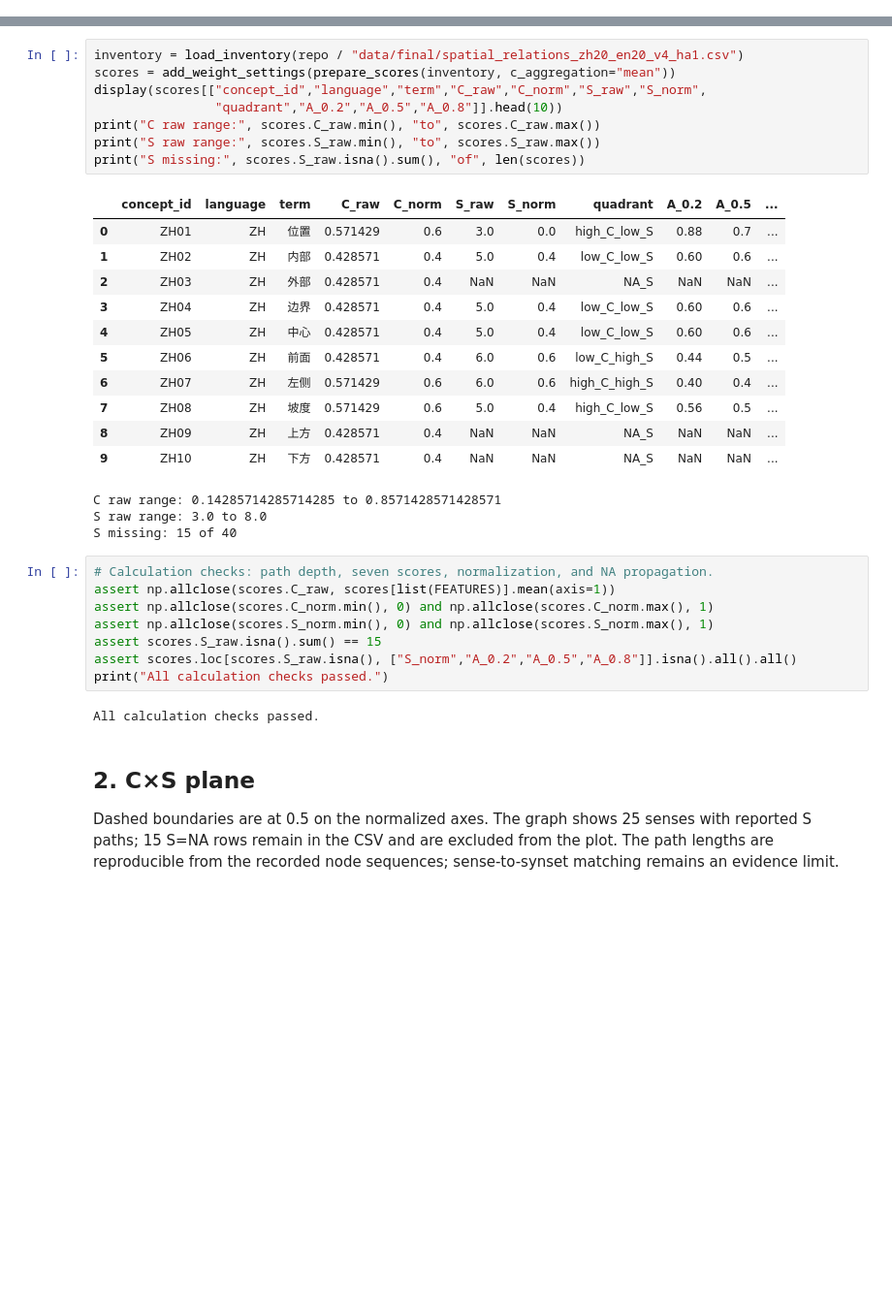
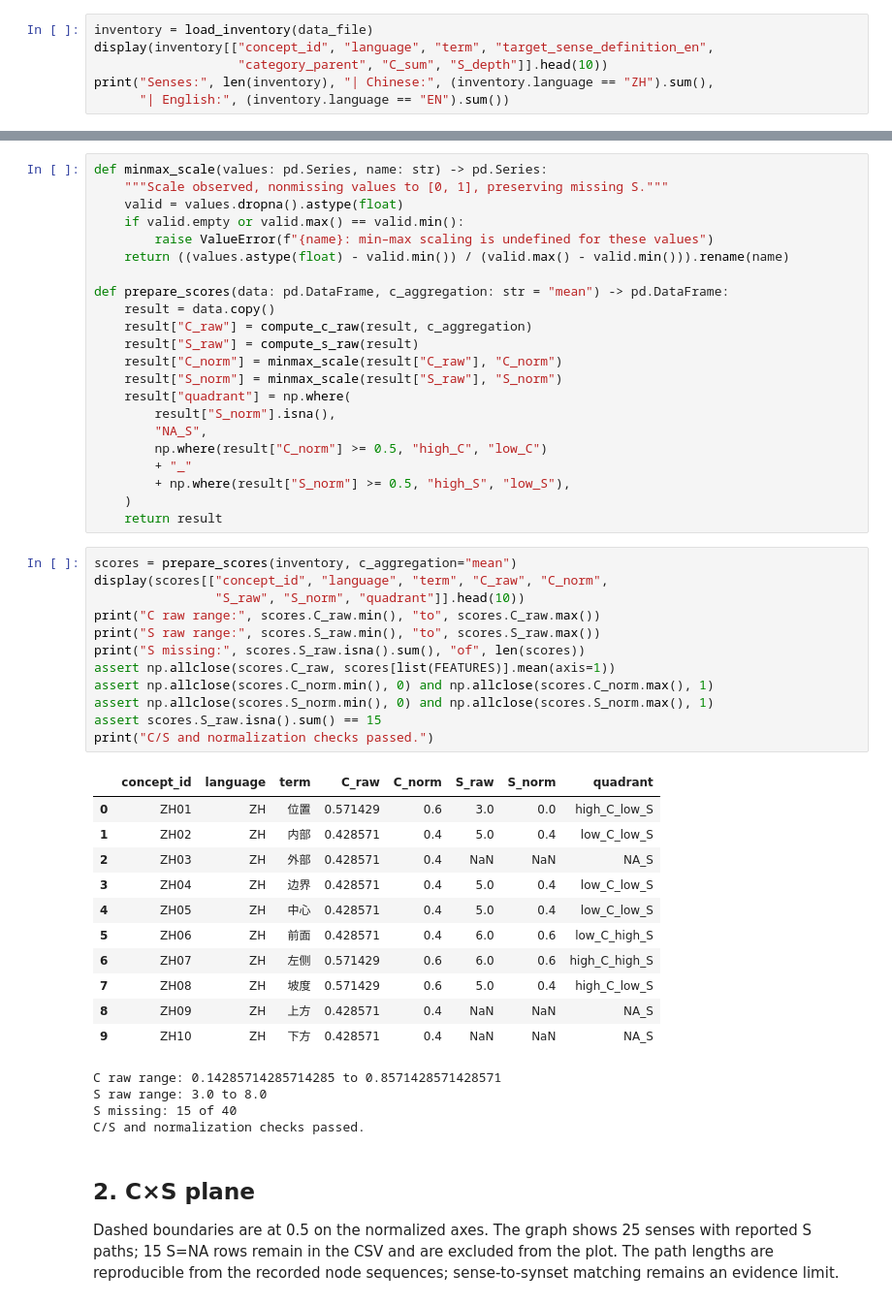
Before and after one commit to Uuu-7/Embodied-AI-and-Neurocomputational-Semantics, a Jupyter notebook: submissions/team/HA1/ha1_simulator.ipynb, the cells around one changed output, grey strips where cells are left out. Shown at 97% size. Saved outputs shown, nothing was run; the diff lists cells and outputs as text; blank space fills up the shorter version.

```diff
--- a/submissions/team/HA1/ha1_simulator.ipynb
+++ b/submissions/team/HA1/ha1_simulator.ipynb
@@ -32,0 +83,6 @@ Python 3.13.14 | NumPy 2.5.3 | pandas 3.0.5
+# %%
+inventory = load_inventory(data_file)
+display(inventory[["concept_id", "language", "term", "target_sense_definition_en",
+                   "category_parent", "C_sum", "S_depth"]].head(10))
+print("Senses:", len(inventory), "| Chinese:", (inventory.language == "ZH").sum(),
+      "| English:", (inventory.language == "EN").sum())
@@ -33,36 +127,53 @@ Python 3.13.14 | NumPy 2.5.3 | pandas 3.0.5
+# %%
+def minmax_scale(values: pd.Series, name: str) -> pd.Series:
+    """Scale observed, nonmissing values to [0, 1], preserving missing S."""
+    valid = values.dropna().astype(float)
+    if valid.empty or valid.max() == valid.min():
+        raise ValueError(f"{name}: min–max scaling is undefined for these values")
+    return ((values.astype(float) - valid.min()) / (valid.max() - valid.min())).rename(name)
+
+def prepare_scores(data: pd.DataFrame, c_aggregation: str = "mean") -> pd.DataFrame:
+    result = data.copy()
+    result["C_raw"] = compute_c_raw(result, c_aggregation)
+    result["S_raw"] = compute_s_raw(result)
+    result["C_norm"] = minmax_scale(result["C_raw"], "C_norm")
+    result["S_norm"] = minmax_scale(result["S_raw"], "S_norm")
+    result["quadrant"] = np.where(
+        result["S_norm"].isna(),
+        "NA_S",
+        np.where(result["C_norm"] >= 0.5, "high_C", "low_C")
+        + "_"
+        + np.where(result["S_norm"] >= 0.5, "high_S", "low_S"),
+    )
+    return result
 # %%
-inventory = load_inventory(repo / "data/final/spatial_relations_zh20_en20_v4_ha1.csv")
-scores = add_weight_settings(prepare_scores(inventory, c_aggregation="mean"))
-display(scores[["concept_id","language","term","C_raw","C_norm","S_raw","S_norm",
-                "quadrant","A_0.2","A_0.5","A_0.8"]].head(10))
+scores = prepare_scores(inventory, c_aggregation="mean")
+display(scores[["concept_id", "language", "term", "C_raw", "C_norm",
+                "S_raw", "S_norm", "quadrant"]].head(10))
 print("C raw range:", scores.C_raw.min(), "to", scores.C_raw.max())
 print("S raw range:", scores.S_raw.min(), "to", scores.S_raw.max())
 print("S missing:", scores.S_raw.isna().sum(), "of", len(scores))
+assert np.allclose(scores.C_raw, scores[list(FEATURES)].mean(axis=1))
+assert np.allclose(scores.C_norm.min(), 0) and np.allclose(scores.C_norm.max(), 1)
+assert np.allclose(scores.S_norm.min(), 0) and np.allclose(scores.S_norm.max(), 1)
+assert scores.S_raw.isna().sum() == 15
+print("C/S and normalization checks passed.")
 # %% [output]
-|  | concept_id | language | term | C_raw | C_norm | S_raw | S_norm | quadrant | A_0.2 | A_0.5 | ... |
-| 0 | ZH01 | ZH | 位置 | 0.571429 | 0.6 | 3.0 | 0.0 | high_C_low_S | 0.88 | 0.7 | ... |
-| 1 | ZH02 | ZH | 内部 | 0.428571 | 0.4 | 5.0 | 0.4 | low_C_low_S | 0.60 | 0.6 | ... |
-| 2 | ZH03 | ZH | 外部 | 0.428571 | 0.4 | NaN | NaN | NA_S | NaN | NaN | ... |
-| 3 | ZH04 | ZH | 边界 | 0.428571 | 0.4 | 5.0 | 0.4 | low_C_low_S | 0.60 | 0.6 | ... |
-| 4 | ZH05 | ZH | 中心 | 0.428571 | 0.4 | 5.0 | 0.4 | low_C_low_S | 0.60 | 0.6 | ... |
-| 5 | ZH06 | ZH | 前面 | 0.428571 | 0.4 | 6.0 | 0.6 | low_C_high_S | 0.44 | 0.5 | ... |
-| 6 | ZH07 | ZH | 左侧 | 0.571429 | 0.6 | 6.0 | 0.6 | high_C_high_S | 0.40 | 0.4 | ... |
-| 7 | ZH08 | ZH | 坡度 | 0.571429 | 0.6 | 5.0 | 0.4 | high_C_low_S | 0.56 | 0.5 | ... |
-| 8 | ZH09 | ZH | 上方 | 0.428571 | 0.4 | NaN | NaN | NA_S | NaN | NaN | ... |
-| 9 | ZH10 | ZH | 下方 | 0.428571 | 0.4 | NaN | NaN | NA_S | NaN | NaN | ... |
+|  | concept_id | language | term | C_raw | C_norm | S_raw | S_norm | quadrant |
+| 0 | ZH01 | ZH | 位置 | 0.571429 | 0.6 | 3.0 | 0.0 | high_C_low_S |
+| 1 | ZH02 | ZH | 内部 | 0.428571 | 0.4 | 5.0 | 0.4 | low_C_low_S |
+| 2 | ZH03 | ZH | 外部 | 0.428571 | 0.4 | NaN | NaN | NA_S |
+| 3 | ZH04 | ZH | 边界 | 0.428571 | 0.4 | 5.0 | 0.4 | low_C_low_S |
+| 4 | ZH05 | ZH | 中心 | 0.428571 | 0.4 | 5.0 | 0.4 | low_C_low_S |
+| 5 | ZH06 | ZH | 前面 | 0.428571 | 0.4 | 6.0 | 0.6 | low_C_high_S |
+| 6 | ZH07 | ZH | 左侧 | 0.571429 | 0.6 | 6.0 | 0.6 | high_C_high_S |
+| 7 | ZH08 | ZH | 坡度 | 0.571429 | 0.6 | 5.0 | 0.4 | high_C_low_S |
+| 8 | ZH09 | ZH | 上方 | 0.428571 | 0.4 | NaN | NaN | NA_S |
+| 9 | ZH10 | ZH | 下方 | 0.428571 | 0.4 | NaN | NaN | NA_S |
 C raw range: 0.14285714285714285 to 0.8571428571428571
 S raw range: 3.0 to 8.0
 S missing: 15 of 40
+C/S and normalization checks passed.
-# %%
-# Calculation checks: path depth, seven scores, normalization, and NA propagation.
-assert np.allclose(scores.C_raw, scores[list(FEATURES)].mean(axis=1))
-assert np.allclose(scores.C_norm.min(), 0) and np.allclose(scores.C_norm.max(), 1)
-assert np.allclose(scores.S_norm.min(), 0) and np.allclose(scores.S_norm.max(), 1)
-assert scores.S_raw.isna().sum() == 15
-assert scores.loc[scores.S_raw.isna(), ["S_norm","A_0.2","A_0.5","A_0.8"]].isna().all().all()
-print("All calculation checks passed.")
-# %% [output]
-All calculation checks passed.
 # %% [markdown]
 ## 2. C×S plane
 
```
Also changed, not shown: parts of 20 cells of this notebook, 14 other files.
